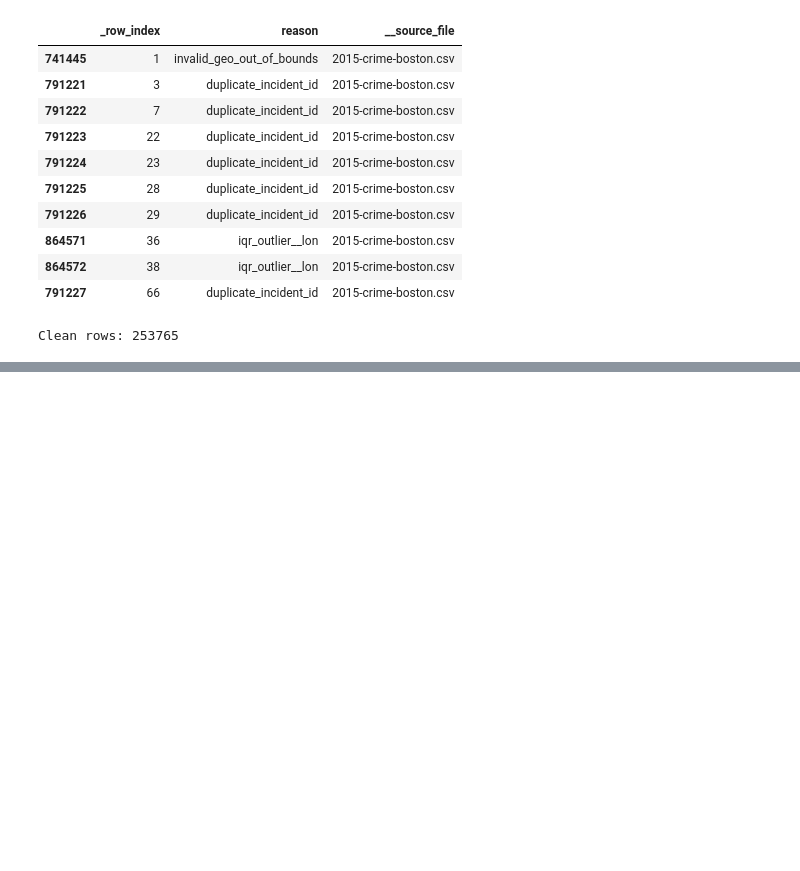
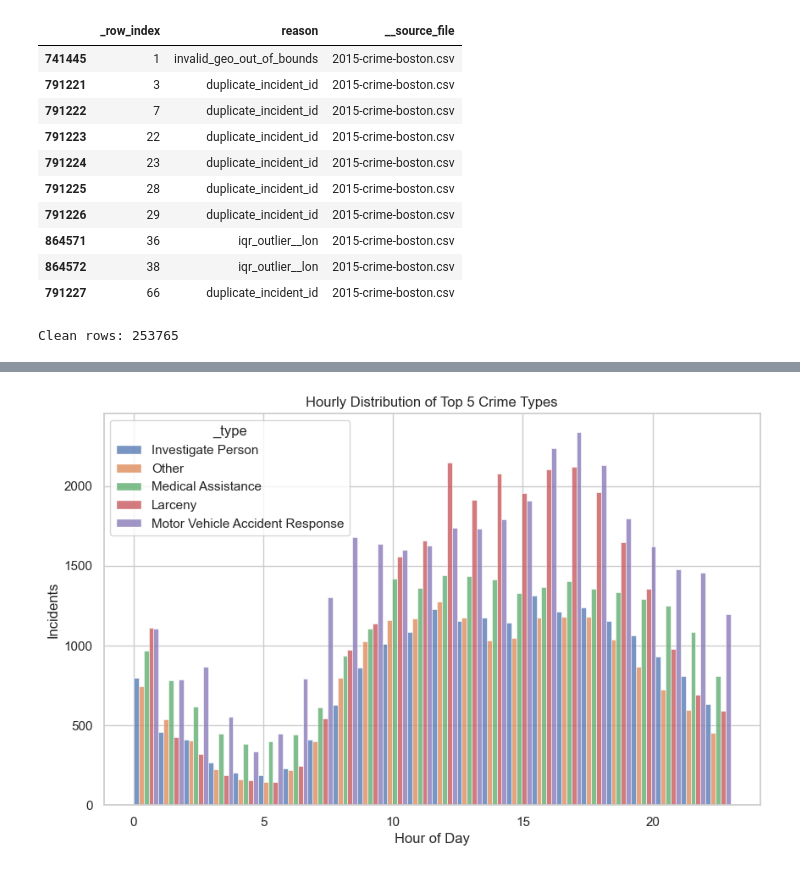
Before and after one commit to HarshaBeth/Boston-Area-Price-and-Crime-Prediction, a Jupyter notebook: backend/notebooks/model1.ipynb, the cells around one changed output, grey strips where cells are left out. Cells and saved outputs as stored; diff of their text form; code cells hidden in the pictures; blank space fills up the shorter version.

```diff
--- a/backend/notebooks/model1.ipynb
+++ b/backend/notebooks/model1.ipynb
@@ -408,0 +660,14 @@ Clean rows: 253765
+# %%
+## Cell 4: Hourly distribution by crime type
+
+# ====== CELL 4: HOURLY BY TYPE ======
+top_types = clean["_type"].value_counts().head(5).index
+subset = clean[clean["_type"].isin(top_types)]
+plt.figure(figsize=(10,6))
+sns.histplot(data=subset, x="_hour", hue="_type", multiple="dodge", bins=24)
+plt.title("Hourly Distribution of Top 5 Crime Types")
+plt.xlabel("Hour of Day")
+plt.ylabel("Incidents")
+plt.show()
+# %% [output]
+[figure, added]
```
Also changed, not shown: parts of 10 cells of this notebook.
